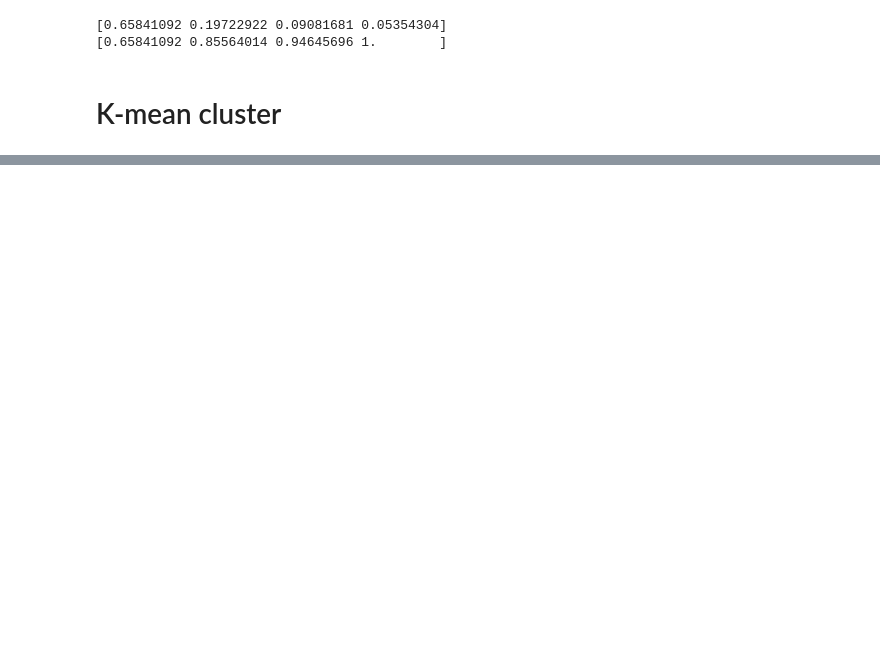
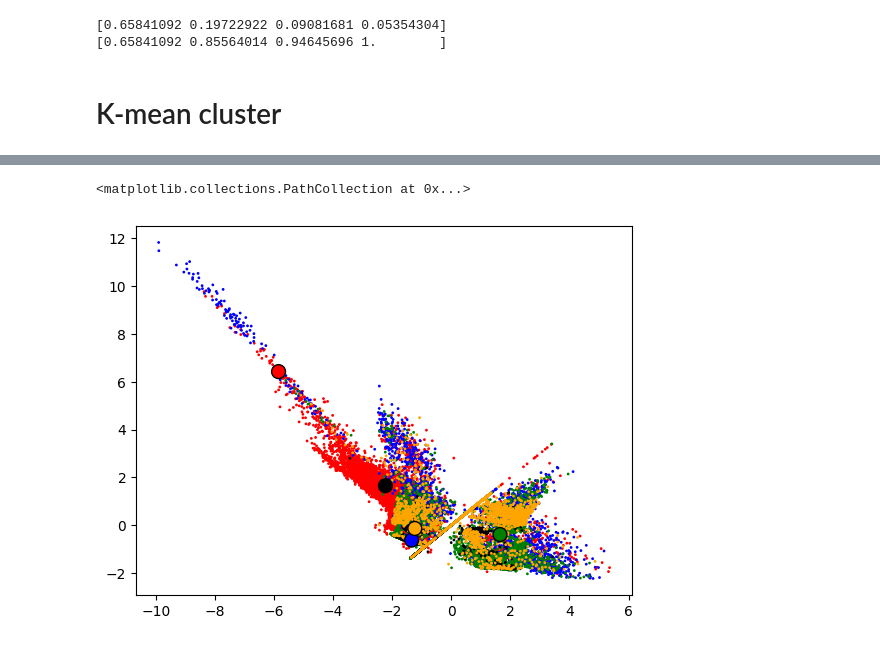
Before and after one commit to Husted42/machineLearning, a Jupyter notebook: principal_component_analysis.ipynb, the cells around one changed output, grey strips where cells are left out. Cells and saved outputs as stored; diff of their text form; code cells hidden in the pictures; blank space fills up the shorter version.

```diff
--- a/principal_component_analysis.ipynb
+++ b/principal_component_analysis.ipynb
@@ -95,0 +161,29 @@ kmeans = KMeans(n_clusters=5, random_state=0).fit(eig_train)
+# %%
+plt.scatter([x_0[i][0] for i in range(len(x_0))],
+            [x_0[i][1] for i in range(len(x_0))],
+            color=colors[0], label='0',
+            sizes=[labelsize for n in range(len(x_0))])
+plt.scatter([x_1[i][0] for i in range(len(x_1))],
+            [x_1[i][1] for i in range(len(x_1))],
+            color=colors[1], label='1',
+            sizes=[labelsize for n in range(len(x_0))])
+plt.scatter([x_2[i][0] for i in range(len(x_2))],
+            [x_2[i][1] for i in range(len(x_2))],
+            color=colors[2], label='2',
+            sizes=[labelsize for n in range(len(x_0))])
+plt.scatter([x_3[i][0] for i in range(len(x_3))],
+            [x_3[i][1] for i in range(len(x_3))],
+            color=colors[3], label='3',
+            sizes=[labelsize for n in range(len(x_0))])
+plt.scatter([x_4[i][0] for i in range(len(x_4))],
+            [x_4[i][1] for i in range(len(x_4))],
+            color=colors[4], label='3',
+            sizes=[labelsize for n in range(len(x_0))])
+
+plt.scatter([centroid[i][0] for i in range(len(centroid))],
+            [centroid[i][1] for i in range(len(centroid))],
+            color=colors, edgecolors='black', label='c',
+            sizes=[center_size for n in range(len(centroid))])
+# %% [output]
+<matplotlib.collections.PathCollection at 0x...>
+[figure, added]
```
Also changed, not shown: parts of 6 cells of this notebook.
